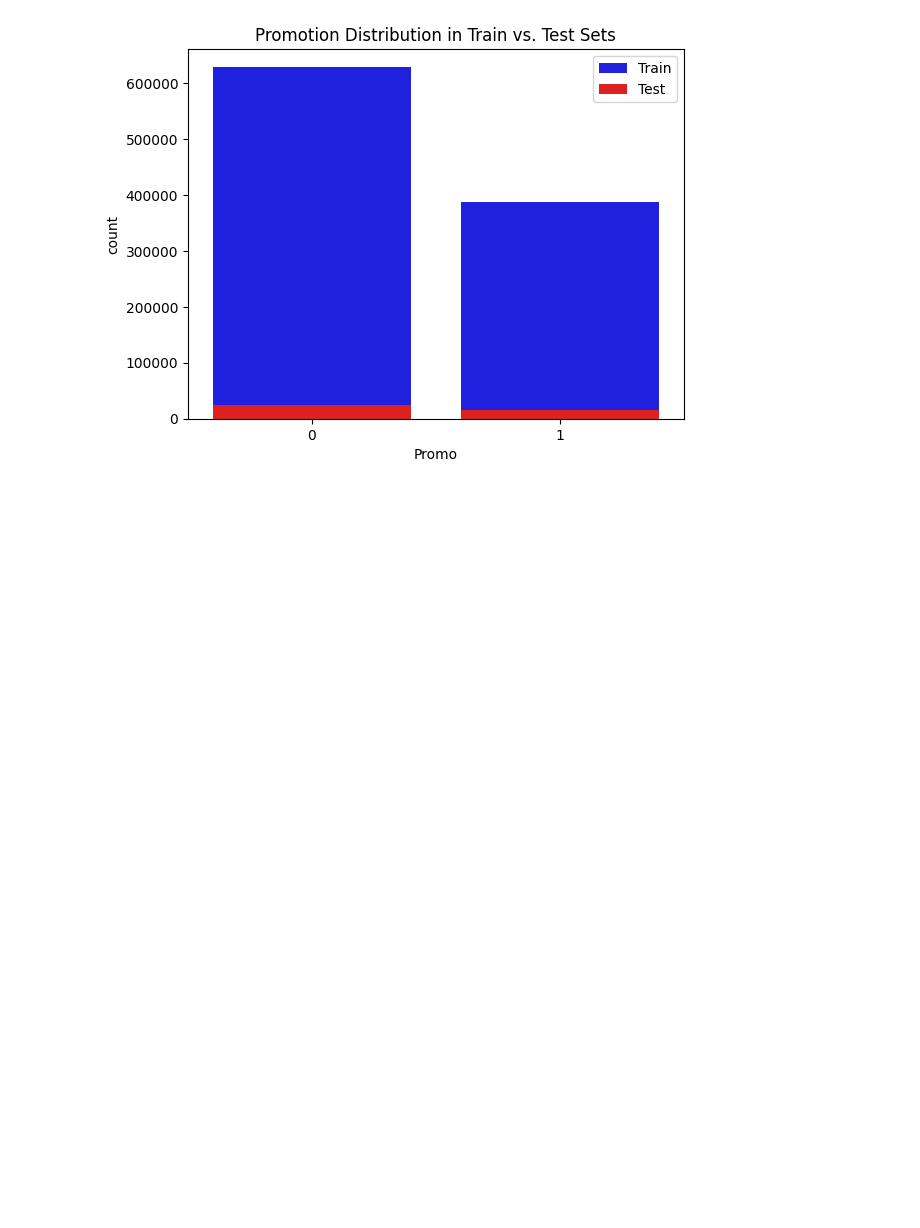
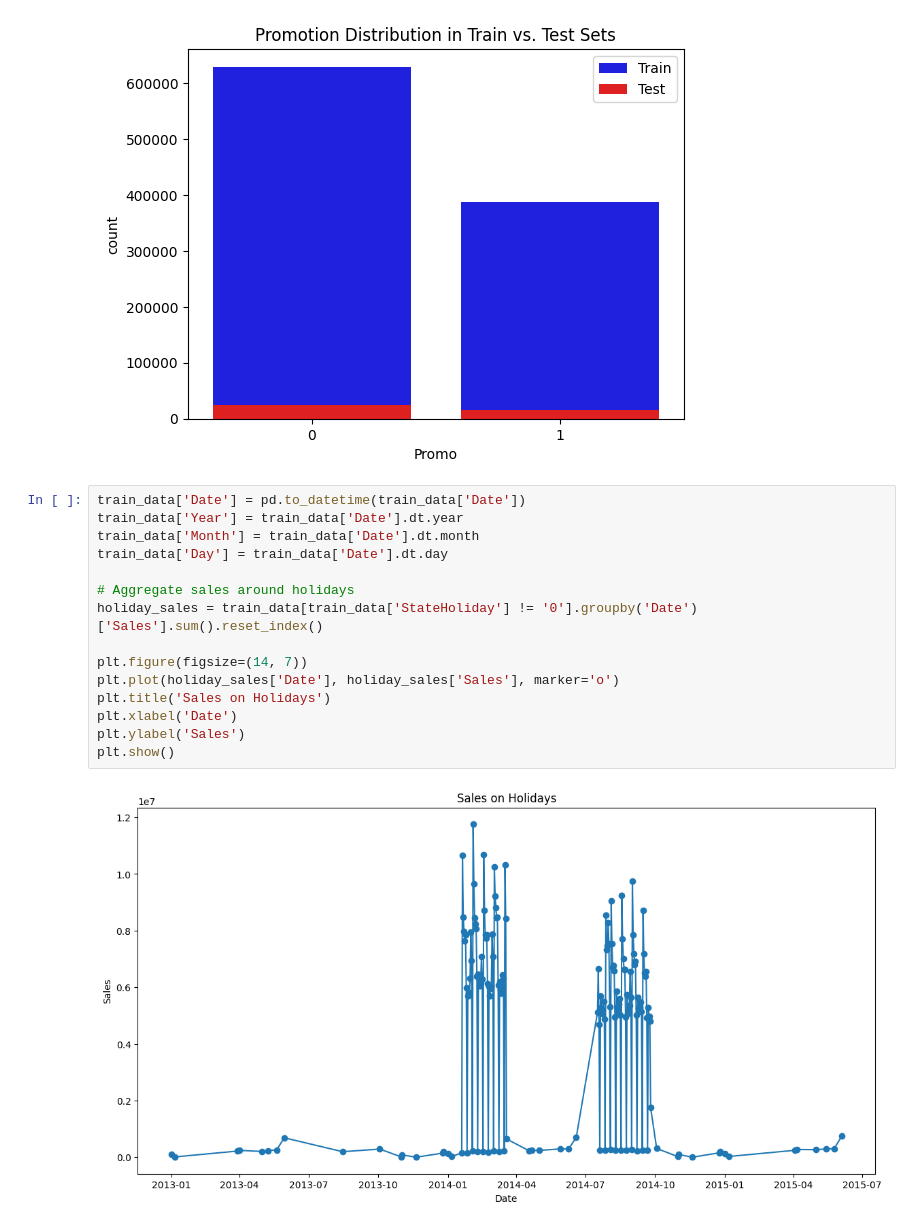
Before and after one commit to Wbam/Week-4, a Jupyter notebook: notebooks/eda_rossmann_sales.ipynb, the cells around one changed output. Drawn from its saved outputs; the diff is of its cells as text; blank space fills up the shorter version.

Commit message:
completed Sales Behavior Around Holidays

```diff
--- a/notebooks/eda_rossmann_sales.ipynb
+++ b/notebooks/eda_rossmann_sales.ipynb
@@ -27,3 +27,20 @@ plt.legend()
 plt.show()
 # %% [output]
 [figure]
+# %%
+train_data['Date'] = pd.to_datetime(train_data['Date'])
+train_data['Year'] = train_data['Date'].dt.year
+train_data['Month'] = train_data['Date'].dt.month
+train_data['Day'] = train_data['Date'].dt.day
+
+# Aggregate sales around holidays
+holiday_sales = train_data[train_data['StateHoliday'] != '0'].groupby('Date')['Sales'].sum().reset_index()
+
+plt.figure(figsize=(14, 7))
+plt.plot(holiday_sales['Date'], holiday_sales['Sales'], marker='o')
+plt.title('Sales on Holidays')
+plt.xlabel('Date')
+plt.ylabel('Sales')
+plt.show()
+# %% [output]
+[figure, added]
```
